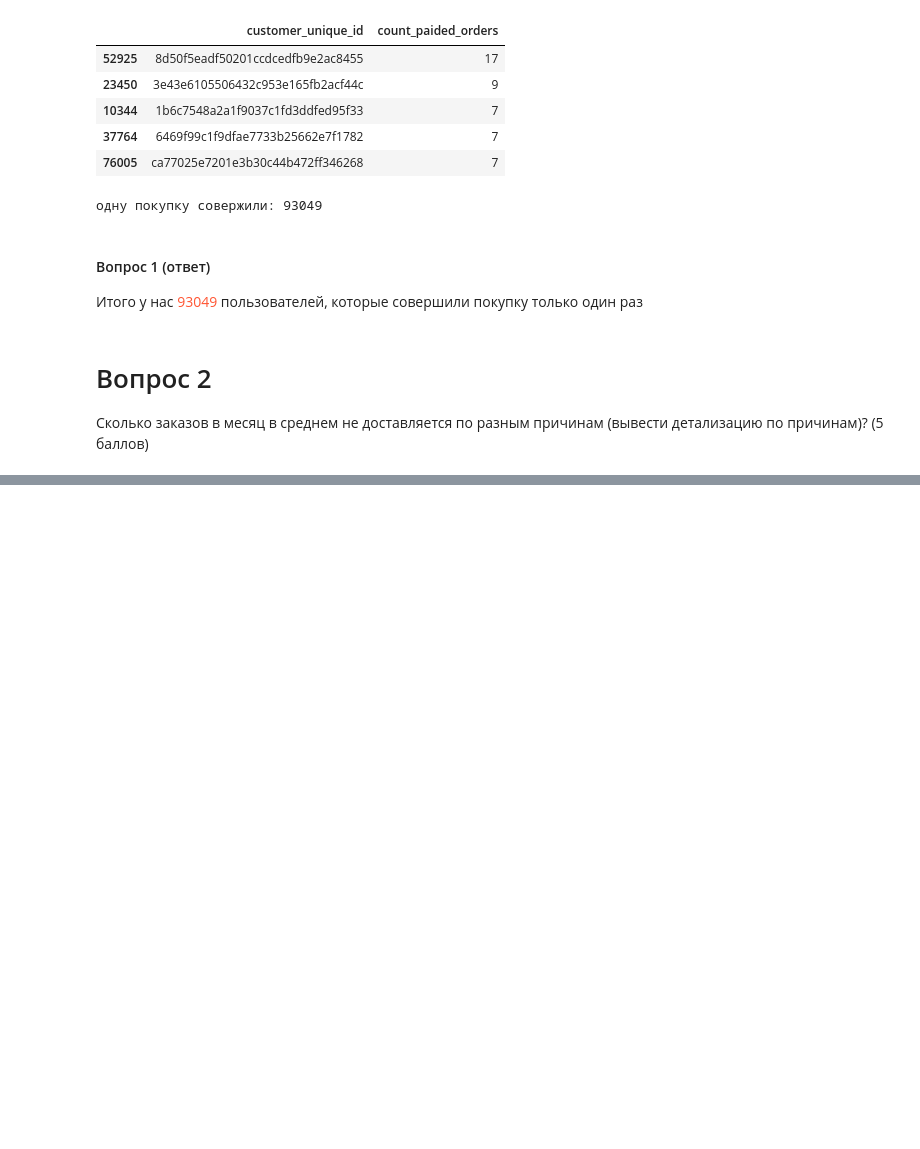
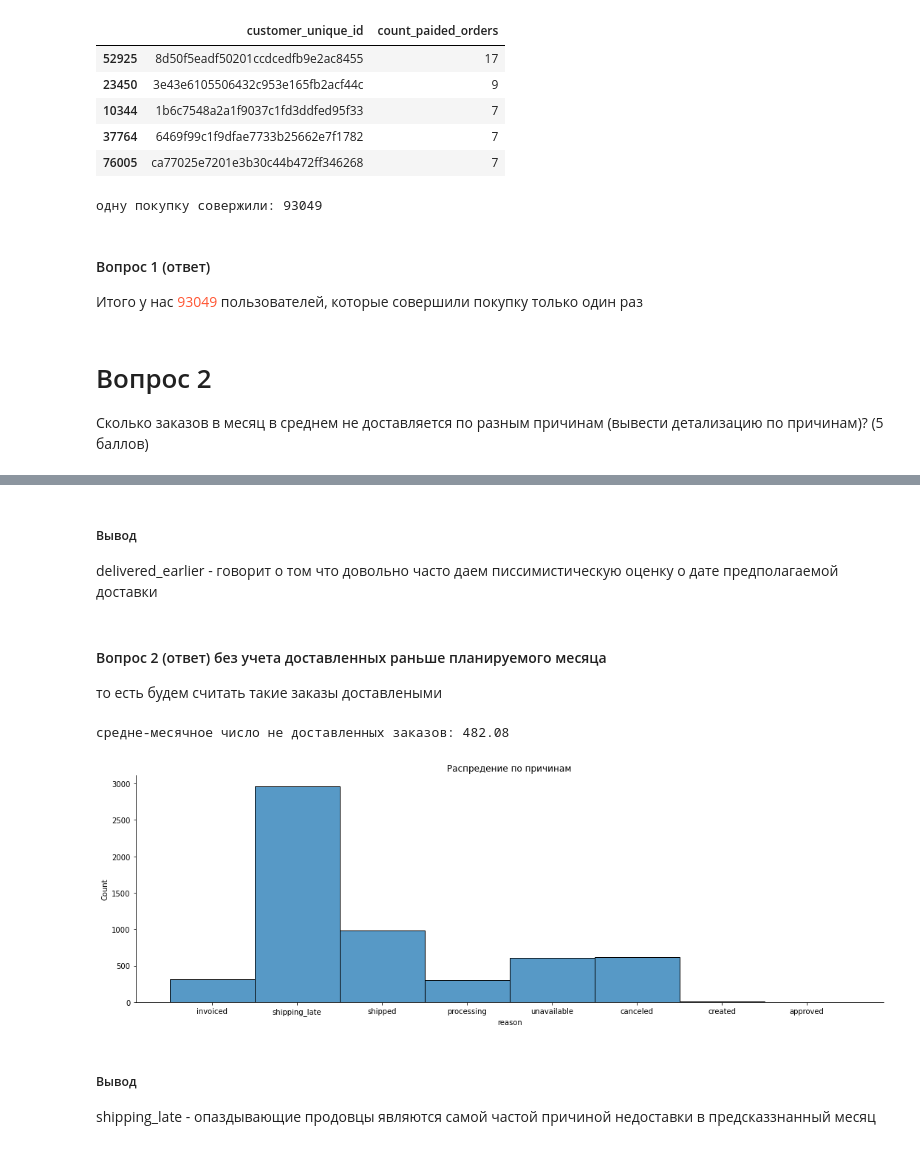
Before and after one commit to PavelSyr/da_karpov.cources_first.project, a Jupyter notebook: pavel_syrnev_15.04_p-syrnev/variant1/e-commerce.ipynb, the cells around one changed output, grey strips where cells are left out. Drawn from its saved outputs; the diff is of its cells as text; code cells hidden in the pictures; blank space fills up the shorter version.

```diff
--- a/pavel_syrnev_15.04_p-syrnev/variant1/e-commerce.ipynb
+++ b/pavel_syrnev_15.04_p-syrnev/variant1/e-commerce.ipynb
@@ -387,0 +467,15 @@ print(f'одну покупку совержили: {df_customer_vs_order_count.
+# %% [markdown]
+##### Вывод
+delivered_earlier - говорит о том что довольно часто даем писсимистическую оценку о дате предполагаемой доставки
+# %% [markdown]
+#### Вопрос 2 (ответ) без учета доставленных раньше планируемого месяца
+то есть будем считать такие заказы доставлеными
+# %%
+reasons = ['delivered', 'delivered_earlier']
+question2(df_o, reasons)
+# %% [output]
+средне-месячное число не доставленных заказов: 482.08
+[figure, added]
+# %% [markdown]
+##### Вывод
+shipping_late - опаздывающие продовцы являются самой частой причиной недоставки в предсказзнанный месяц
```
Also changed, not shown: parts of 13 cells of this notebook.
